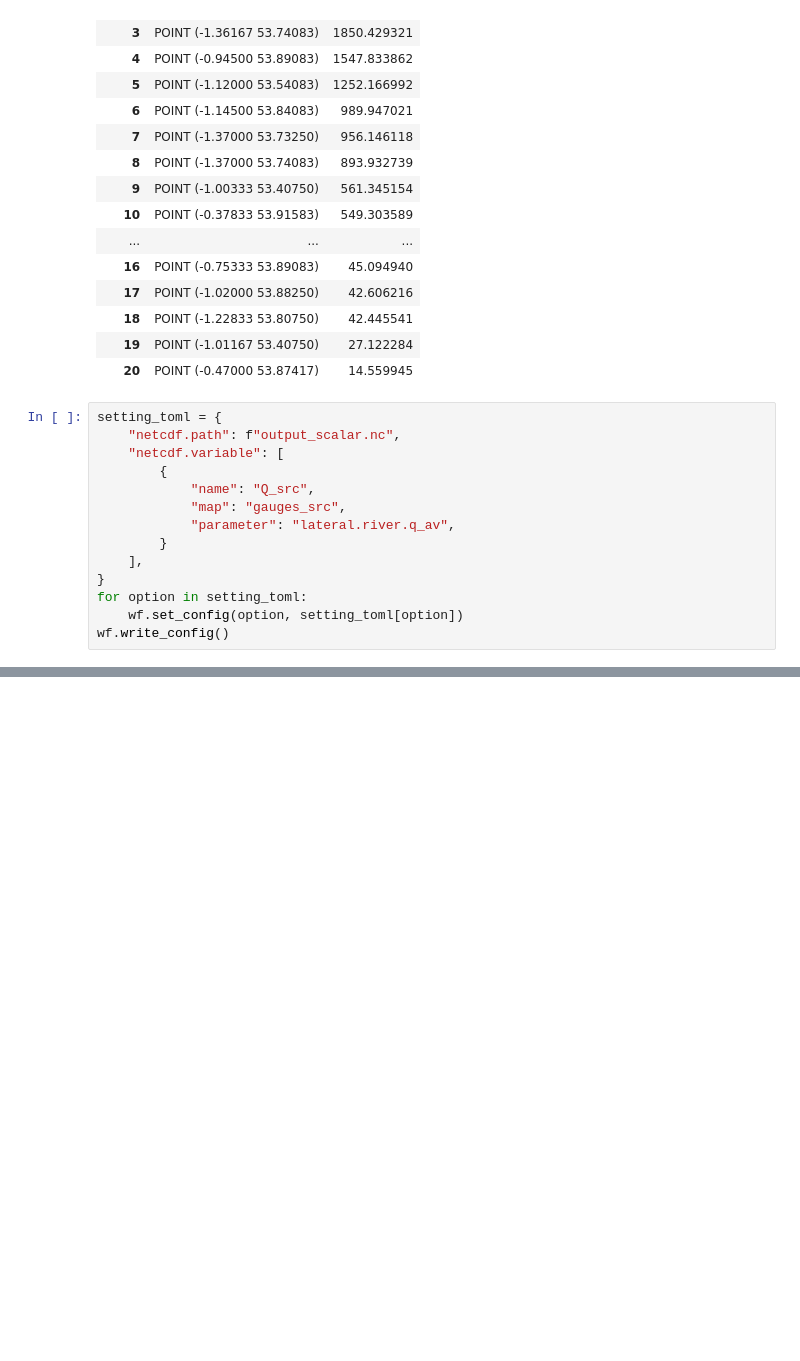
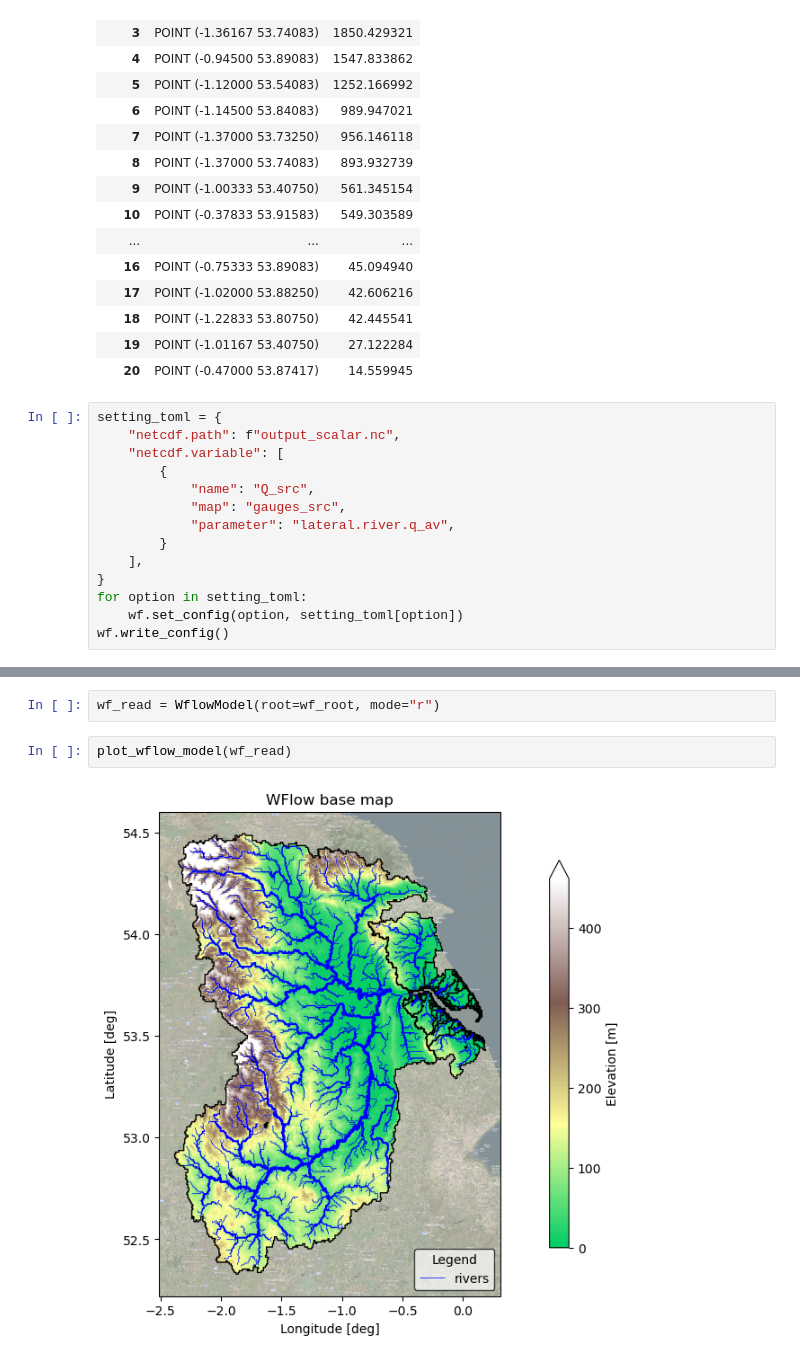
Before and after one commit to interTwin-eu/DT-flood, a Jupyter notebook: Notebooks/SetupWFlow.ipynb, the cells around one changed output, grey strips where cells are left out. Cells and saved outputs as stored; diff of their text form; blank space fills up the shorter version.

Commit message:
fix wflow plotting

```diff
--- a/Notebooks/SetupWFlow.ipynb
+++ b/Notebooks/SetupWFlow.ipynb
@@ -136,0 +112,6 @@ Error:
+# %%
+wf_read = WflowModel(root=wf_root, mode="r")
+# %%
+plot_wflow_model(wf_read)
+# %% [output]
+[figure, added]
```
Also changed, not shown: parts of 5 cells of this notebook, 1 other file.
